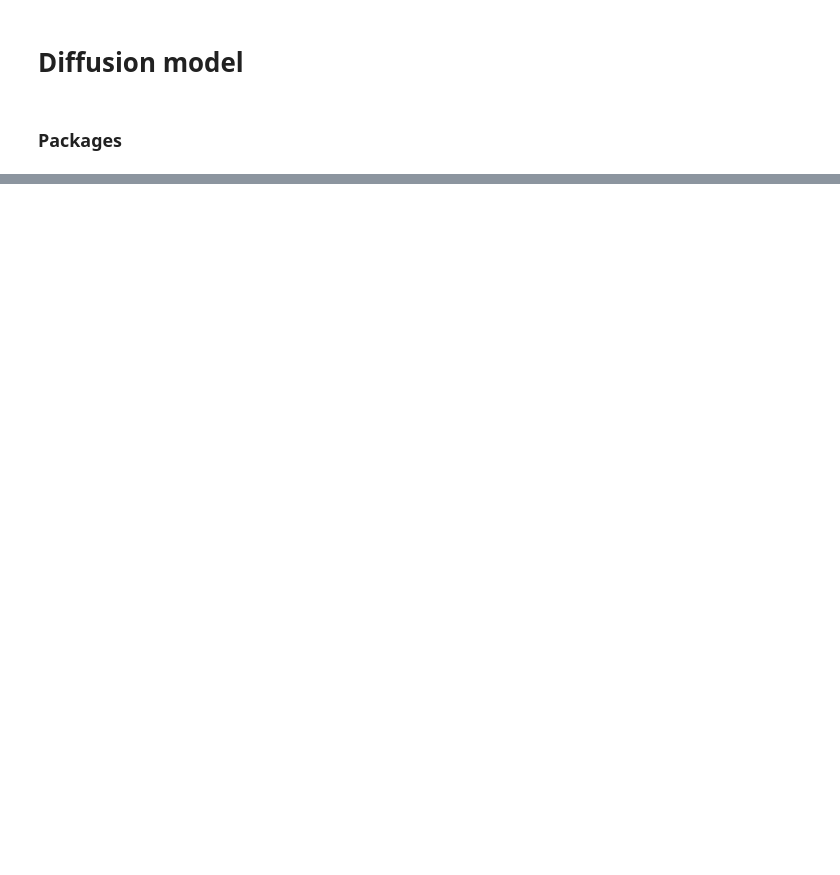
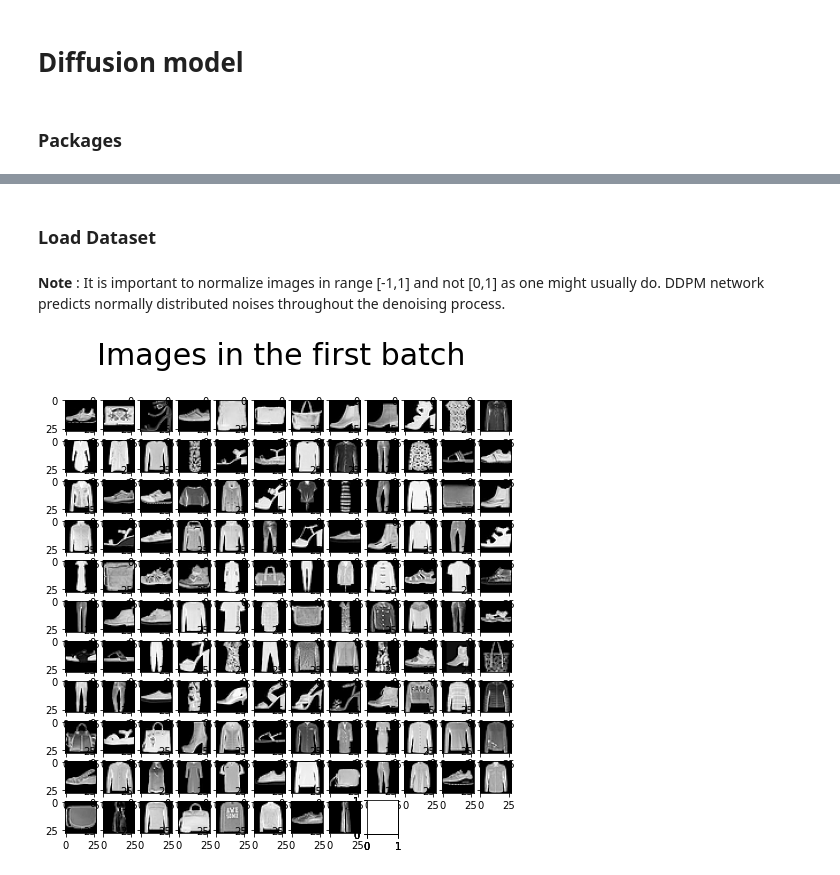
Before and after one commit to pablitocito/Diffusion_model_project, a Jupyter notebook: src/sandbox.ipynb, the cells around one changed output, grey strips where cells are left out. Saved outputs shown, nothing was run; the diff lists cells and outputs as text; code cells hidden in the pictures; blank space fills up the shorter version.

Commit message:
first_steps

```diff
--- a/src/sandbox.ipynb
+++ b/src/sandbox.ipynb
@@ -122,0 +55,49 @@ ImportError: cannot import name 'TypeAlias' from 'typing_extensions' (c:\Users\U
+# %%
+def show_images(images, title=""):
+    """Shows the provided images as sub-pictures in a square"""
+
+    # Converting images to CPU numpy arrays
+    if type(images) is torch.Tensor:
+        images = images.detach().cpu().numpy()
+
+    # Defining number of rows and columns
+    fig = plt.figure(figsize=(8, 8))
+    rows = int(len(images) ** (1 / 2))
+    cols = round(len(images) / rows)
+
+    # Populating figure with sub-plots
+    idx = 0
+    for r in range(rows):
+        for c in range(cols):
+            fig.add_subplot(rows, cols, idx + 1)
+
+            if idx < len(images):
+                plt.imshow(images[idx][0], cmap="gray")
+                idx += 1
+    fig.suptitle(title, fontsize=30)
+
+    # Showing the figure
+    plt.show()
+# %%
+def show_first_batch(loader):
+    for batch in loader:
+        show_images(batch[0], "Images in the first batch")
+        break
+# %% [markdown]
+### Load Dataset
+# %% [markdown]
+**Note** : It is important to normalize images in range [-1,1] and not [0,1] as one might usually do. DDPM network predicts normally distributed noises throughout the denoising process.
+# %%
+# Loading the data (converting each image into a tensor and normalizing between [-1, 1])
+transform = Compose([
+    ToTensor(),
+    Lambda(lambda x: (x - 0.5) * 2)]
+)
+ds_fn = FashionMNIST
+dataset = ds_fn("./datasets", download=True, train=True, transform=transform)
+loader = DataLoader(dataset, batch_size, shuffle=True)
+# %%
+# Optionally, show a batch of regular images
+show_first_batch(loader)
+# %% [output]
+[figure, added]
```
Also changed, not shown: parts of 9 cells of this notebook, 9 other files.
